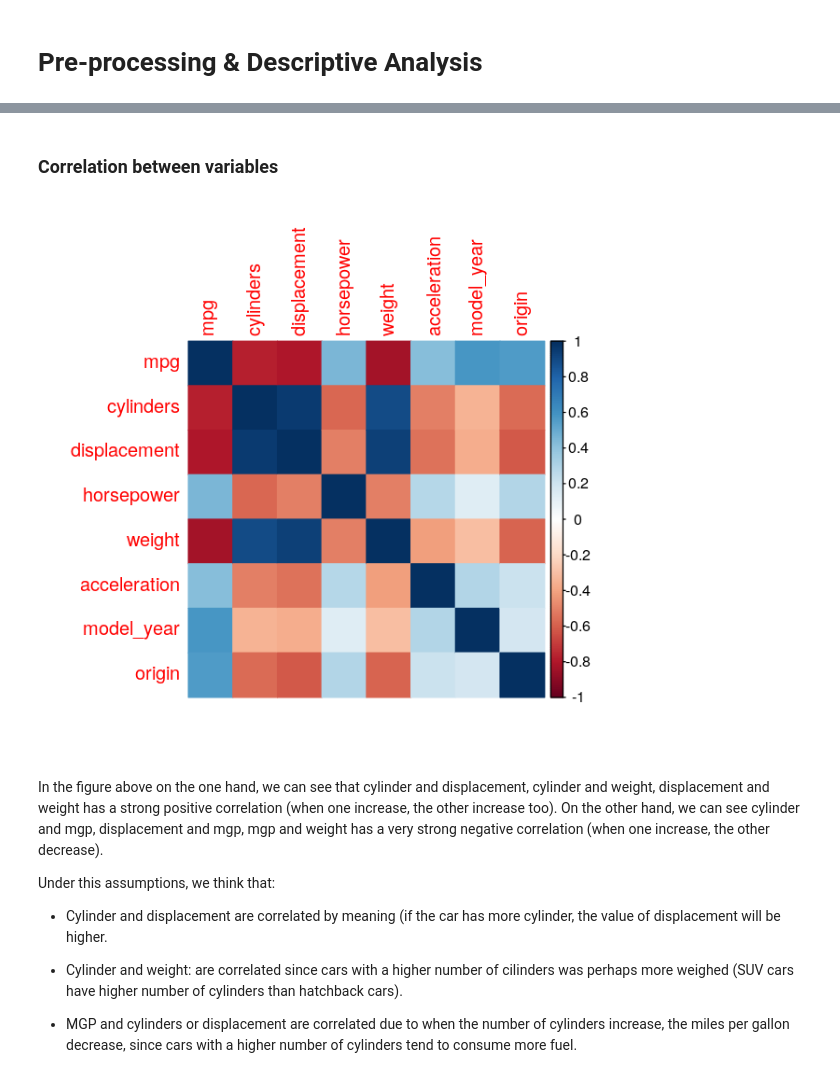
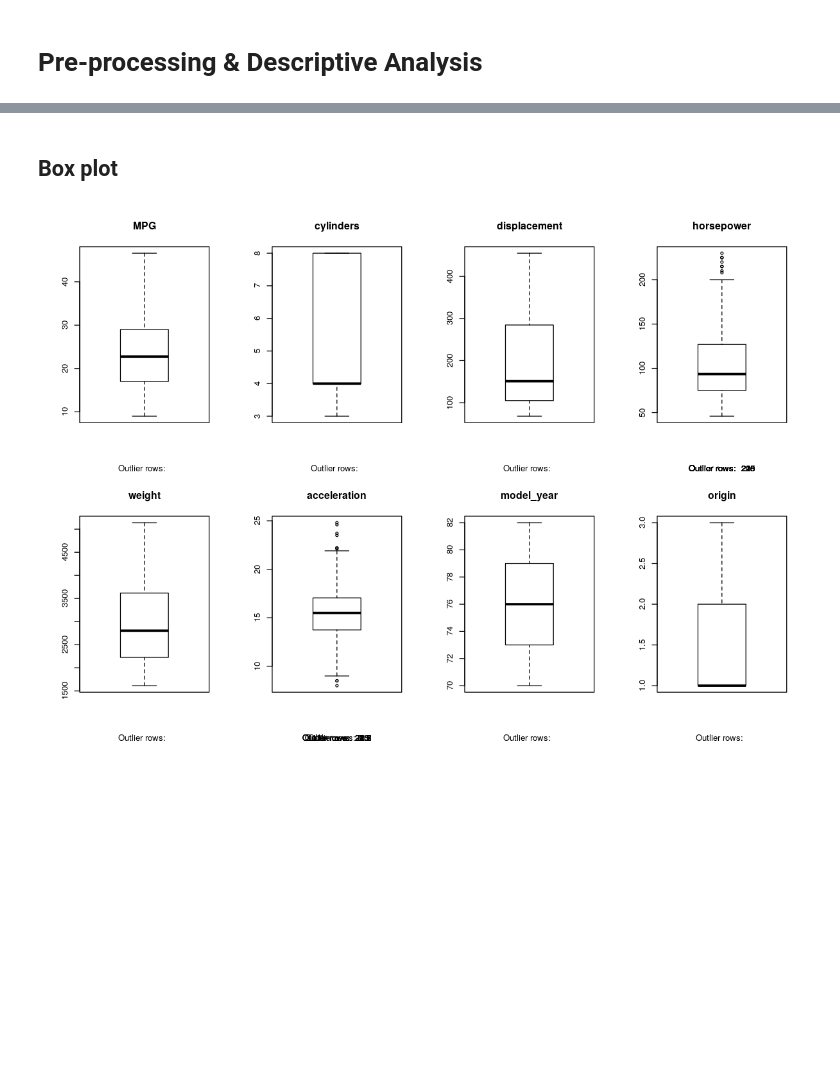
Before and after one commit to rperezvaz/ADA-ASSIGNMENT-I, a Jupyter notebook: Assignment I.ipynb, the cells around one changed output, grey strips where cells are left out. Saved outputs shown, nothing was run; the diff lists cells and outputs as text; code cells hidden in the pictures; blank space fills up the shorter version.

```diff
--- a/Assignment I.ipynb
+++ b/Assignment I.ipynb
@@ -137,6 +169,0 @@ str(auto_mgp)
-# %%
-## Delete rows with a horsepower column equal to "?"
-auto_mgp <- auto_mgp[-which(auto_mgp$horsepower=="?"),]
-
-## Convert horsepower column from factor to integer
-auto_mgp$horsepower <- as.integer(auto_mgp$horsepower)
@@ -254,19 +170,22 @@ scale_x_continuous(breaks = (1:3), labels = c("American","European", "Japanese")
-# %% [markdown]
-### Correlation between variables
-# %%
-correlations = cor(select(auto_mgp, mpg, cylinders, displacement, horsepower, weight, acceleration, model_year,
-                          origin))
-corrplot(correlations, method = "color")
-# %% [output]
-[figure, removed]
-# %% [markdown]
-In the figure above on the one hand, we can see that cylinder and displacement, cylinder and weight, displacement and weight has a strong positive correlation (when one increase, the other increase too). On the other hand, we can see cylinder and mgp, displacement and mgp, mgp and weight has a very strong negative correlation (when one increase, the other decrease).
-
-Under this assumptions, we think that:
-* Cylinder and displacement are correlated by meaning (if the car has more cylinder, the value of displacement will be higher.
-
-
-* Cylinder and weight: are correlated since cars with a higher number of cilinders was perhaps more weighed (SUV cars have higher number of cylinders than hatchback cars).
-
-
-* MGP and cylinders or displacement are correlated due to when the number of cylinders increase, the miles per gallon decrease, since cars with a higher number of cylinders tend to consume more fuel.
+# %% [markdown]
+## Box plot
+# %%
+par(mfrow=c(2, 4))  # divide graph area in 2 columns
+boxplot(auto_mgp$mpg, main="MPG",
+        sub=paste("Outlier rows: ", boxplot.stats(auto_mgp$mpg)$out))
+boxplot(auto_mgp$cylinders, main="cylinders",
+        sub=paste("Outlier rows: ", boxplot.stats(auto_mgp$cylinders)$out))
+boxplot(auto_mgp$displacement, main="displacement",
+        sub=paste("Outlier rows: ", boxplot.stats(auto_mgp$displacement)$out))
+boxplot(auto_mgp$horsepower, main="horsepower",
+        sub=paste("Outlier rows: ", boxplot.stats(auto_mgp$horsepower)$out))
+boxplot(auto_mgp$weight, main="weight",
+        sub=paste("Outlier rows: ", boxplot.stats(auto_mgp$weight)$out))
+boxplot(auto_mgp$acceleration, main="acceleration",
+        sub=paste("Outlier rows: ", boxplot.stats(auto_mgp$acceleration)$out))
+boxplot(auto_mgp$model_year, main="model_year",
+        sub=paste("Outlier rows: ", boxplot.stats(auto_mgp$model_year)$out))
+boxplot(auto_mgp$origin, main="origin",
+        sub=paste("Outlier rows: ", boxplot.stats(auto_mgp$origin)$out))
+# %% [output]
+[figure, added]
```
Also changed, not shown: parts of 88 cells of this notebook.
